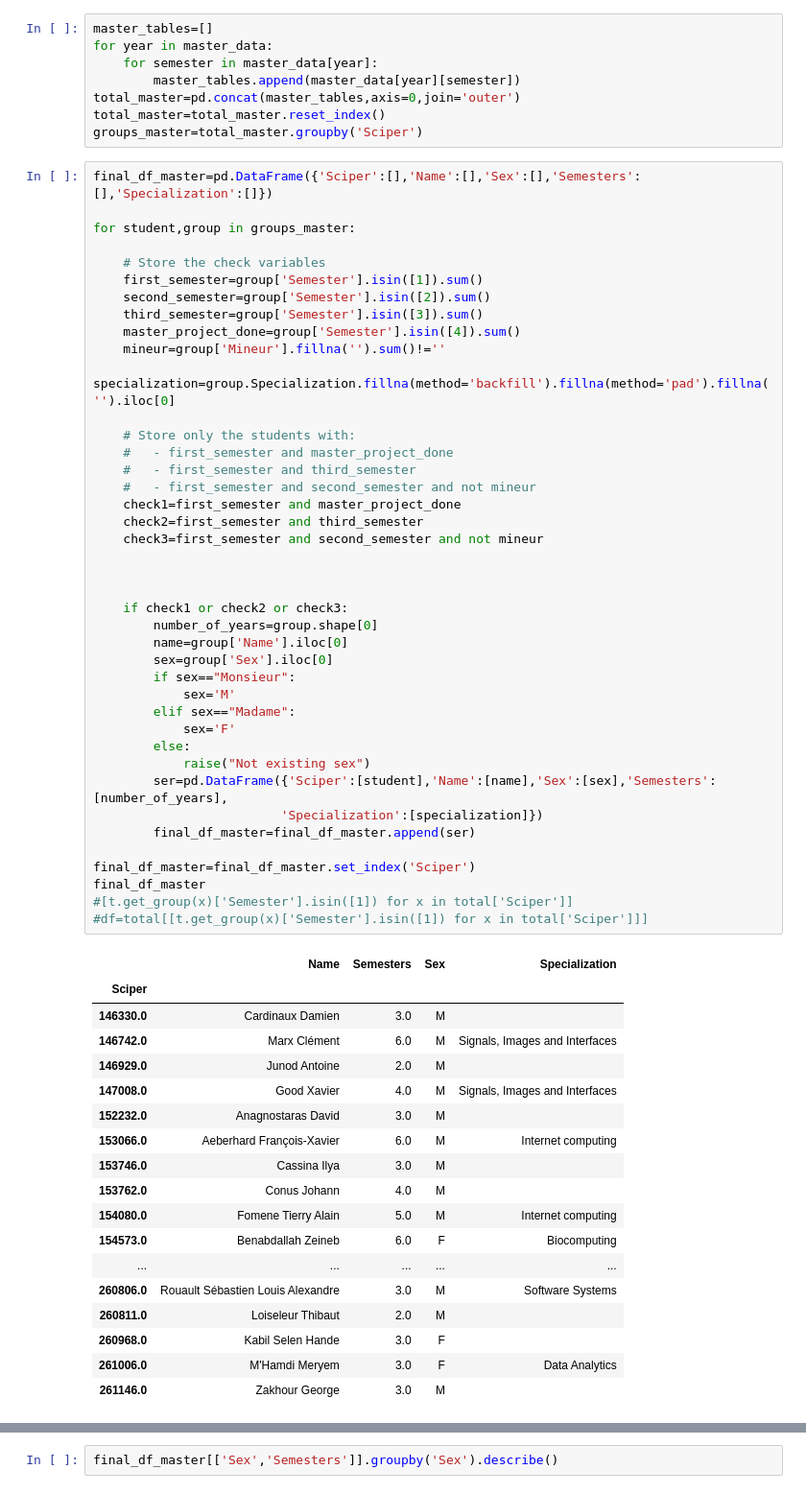
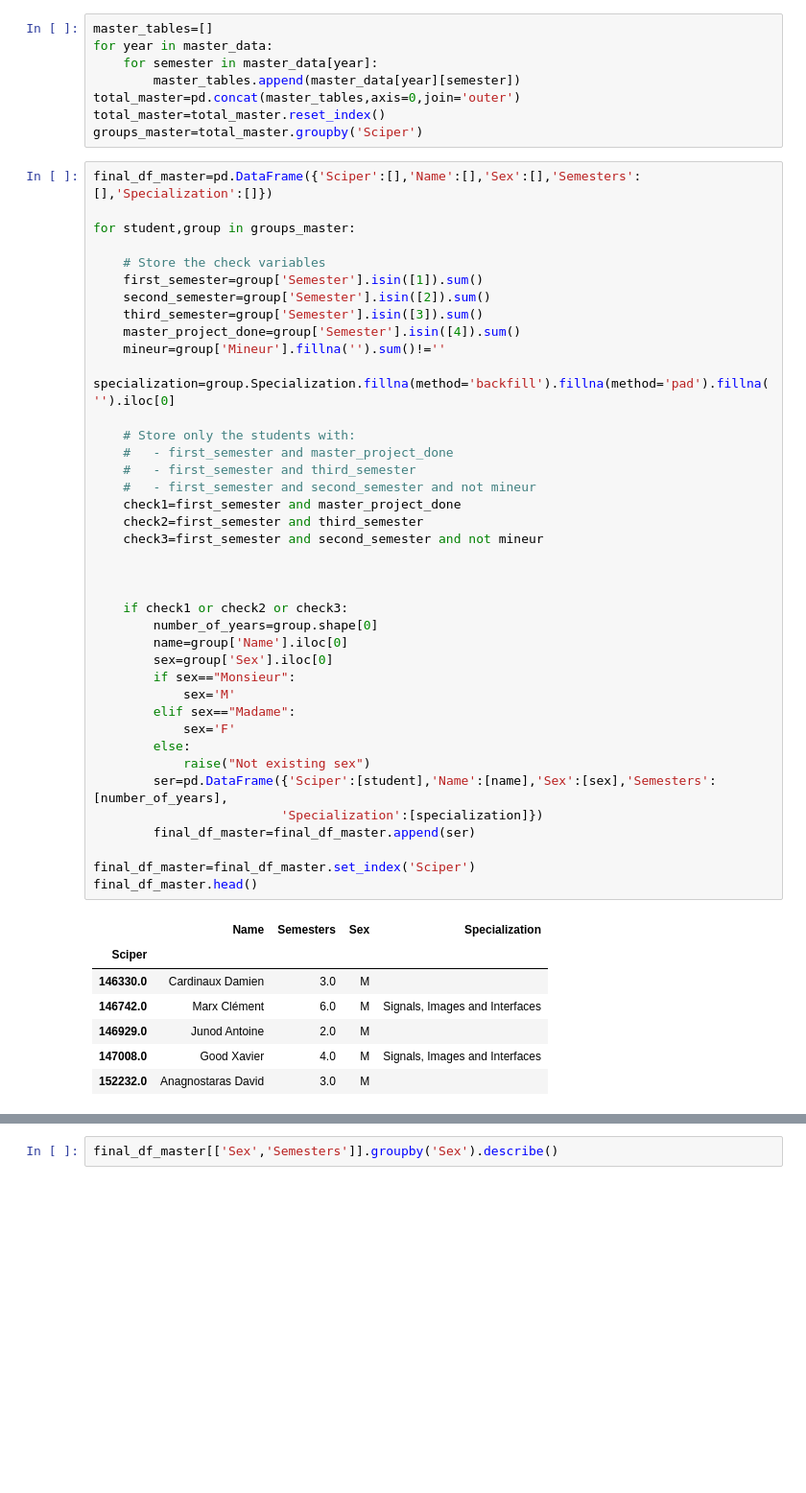
Before and after one commit to Bondzio/ADA_hw2016, a Jupyter notebook: 02 - Data from the Web/Homework2.ipynb, the cells around one changed output, grey strips where cells are left out. Shown at 96% size. Drawn from its saved outputs; the diff is of its cells as text; blank space fills up the shorter version.

```diff
--- a/02 - Data from the Web/Homework2.ipynb
+++ b/02 - Data from the Web/Homework2.ipynb
@@ -235,44 +242,31 @@ for student,group in groups_master:
     #   - first_semester and second_semester and not mineur
     check1=first_semester and master_project_done
     check2=first_semester and third_semester
     check3=first_semester and second_semester and not mineur
 
 
 
     if check1 or check2 or check3:
         number_of_years=group.shape[0]
         name=group['Name'].iloc[0]
         sex=group['Sex'].iloc[0]
         if sex=="Monsieur":
             sex='M'
         elif sex=="Madame":
             sex='F'
         else:
             raise("Not existing sex")
         ser=pd.DataFrame({'Sciper':[student],'Name':[name],'Sex':[sex],'Semesters':[number_of_years],
                          'Specialization':[specialization]})
         final_df_master=final_df_master.append(ser)
 
 final_df_master=final_df_master.set_index('Sciper')
-final_df_master
-#[t.get_group(x)['Semester'].isin([1]) for x in total['Sciper']]
-#df=total[[t.get_group(x)['Semester'].isin([1]) for x in total['Sciper']]]
+final_df_master.head()
 # %% [output]
 |  | Name | Semesters | Sex | Specialization |
 | Sciper |  |  |  |  |
 | 146330.0 | Cardinaux Damien | 3.0 | M |  |
 | 146742.0 | Marx Clément | 6.0 | M | Signals, Images and Interfaces |
 | 146929.0 | Junod Antoine | 2.0 | M |  |
 | 147008.0 | Good Xavier | 4.0 | M | Signals, Images and Interfaces |
 | 152232.0 | Anagnostaras David | 3.0 | M |  |
-| 153066.0 | Aeberhard François-Xavier | 6.0 | M | Internet computing |
-| 153746.0 | Cassina Ilya | 3.0 | M |  |
-| 153762.0 | Conus Johann | 4.0 | M |  |
-| 154080.0 | Fomene Tierry Alain | 5.0 | M | Internet computing |
-| 154573.0 | Benabdallah Zeineb | 6.0 | F | Biocomputing |
-| ... | ... | ... | ... | ... |
-| 260806.0 | Rouault Sébastien Louis Alexandre | 3.0 | M | Software Systems |
-| 260811.0 | Loiseleur Thibaut | 2.0 | M |  |
-| 260968.0 | Kabil Selen Hande | 3.0 | F |  |
-| 261006.0 | M'Hamdi Meryem | 3.0 | F | Data Analytics |
-| 261146.0 | Zakhour George | 3.0 | M |  |
```
Also changed, not shown: parts of 6 cells of this notebook.
